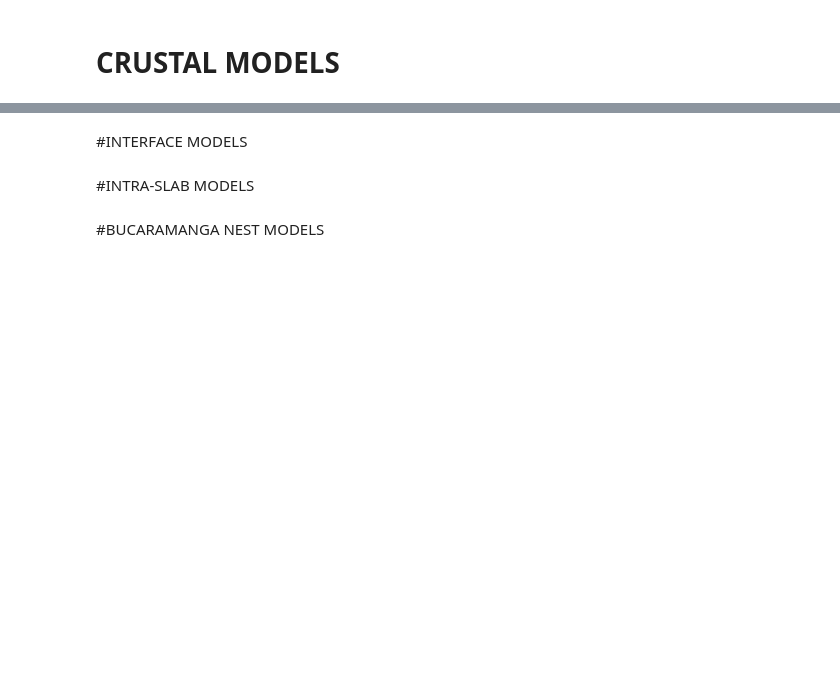
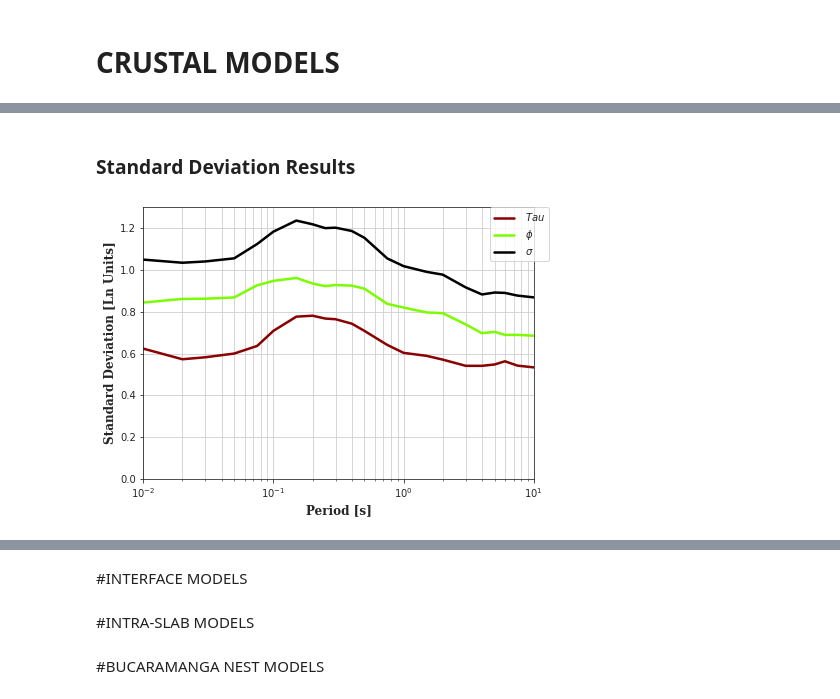
Before and after one commit to capajaro/GMMs-for-Colombia, a Jupyter notebook: Base_Control.ipynb, the cells around one changed output, grey strips where cells are left out. Cells and saved outputs as stored; diff of their text form; code cells hidden in the pictures; blank space fills up the shorter version.

```diff
--- a/Base_Control.ipynb
+++ b/Base_Control.ipynb
@@ -823,0 +1372,23 @@ def Reg_Calculations_Crustal(Ambiente, coeftoestimate ,cwd, Periodos_estaciones,
+# %%
+warnings.filterwarnings('ignore')
+Reg_Results = Reg_Calculations_Crustal(Ambiente, coef ,workdir, St_Periods, EQ_FBA, DataBase,
+                     Smooth_Coefficients, Soil_Smooth_Coefficients, NRecPerSt, NRecPerEQ_lt_MT,
+                     NRecPerEQ_gt_MT, MagMin, ZhypoMin, ZhypoMax,
+                     Mag_Filt_Threshold, N_St_Min, N_EQ_Min, sw_SingleStation,
+                     sw_MonoArc, Periods, R_Max, EQ_To_Exclude, St_To_Exclude)
+
+dBe_Matrix = Reg_Results[0]
+dBe_Temp = Reg_Results[1]
+dSt_Matrix = Reg_Results[2]
+dSt_Temp = Reg_Results[3]
+CoeffMatrix = Reg_Results[4]
+CoeffMatrix_LB = Reg_Results[5]
+CoeffMatrix_UB = Reg_Results[6]
+CoeffMatrix_Pvalues = Reg_Results[7]
+SE_CoeffMatrix = Reg_Results[8]
+StdTerms = Reg_Results[9]
+Pred_Results = Reg_Results[10]
+Residuals = Reg_Results[11]
+Within_Event_Residuals = Reg_Results[12]
+DataBase_Vicente = Reg_Results[13]
+Source_Data = Reg_Results[14]
@@ -823,0 +1442,6 @@ def Reg_Calculations_Crustal(Ambiente, coeftoestimate ,cwd, Periodos_estaciones,
+# %% [markdown]
+### Standard Deviation Results
+# %%
+plot_Stds(StdTerms, sw_SingleStation)
+# %% [output]
+[figure, added]
```
Also changed, not shown: parts of 70 cells of this notebook.
